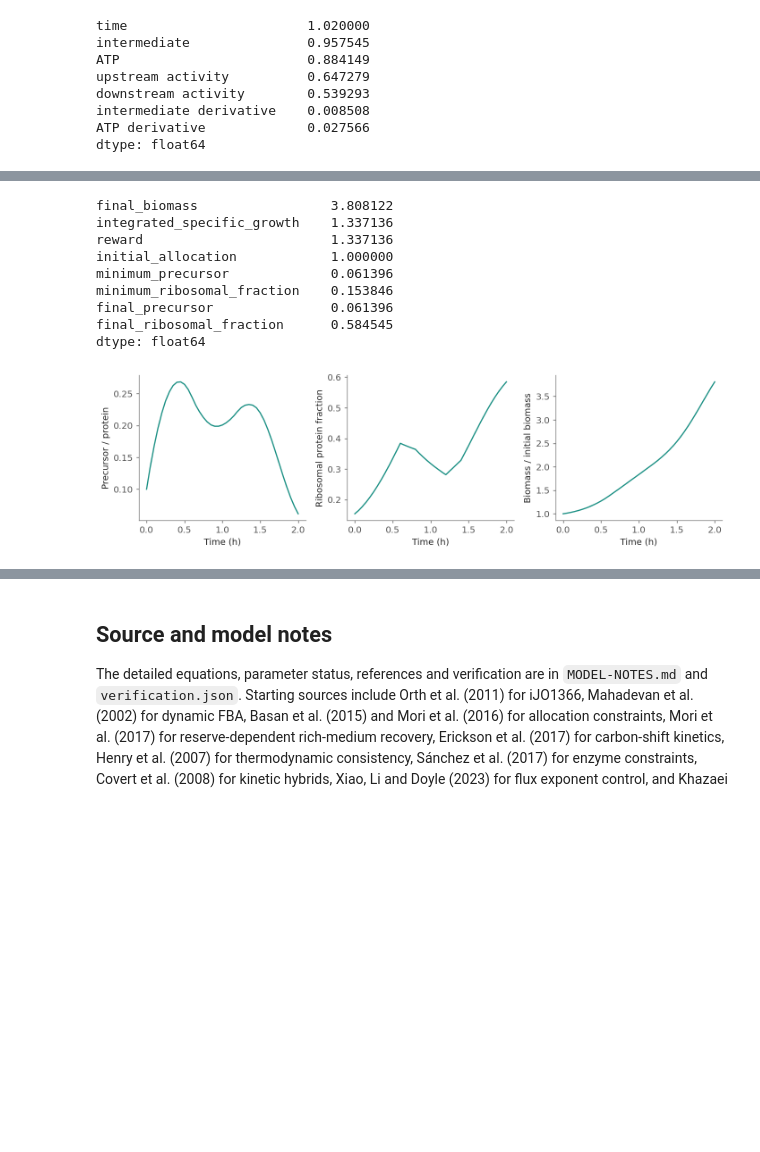
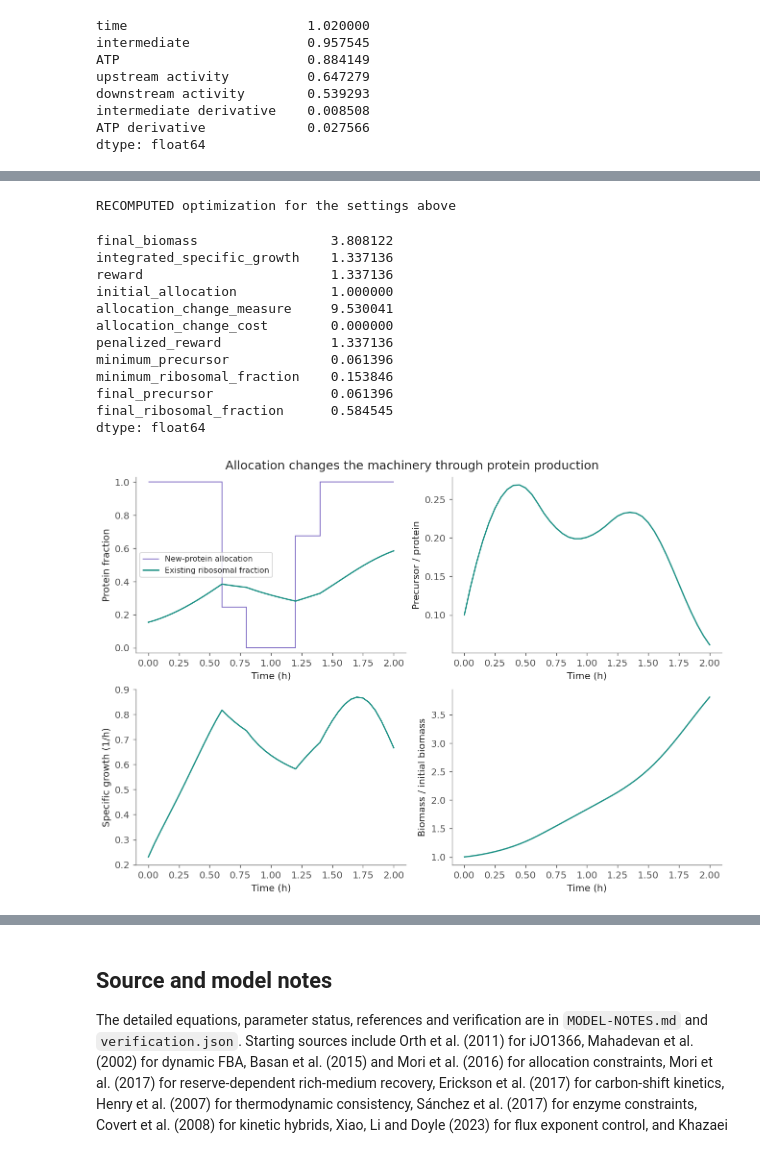
Before and after one commit to chemaoxfz/chemaoxfz.github.io, a Jupyter notebook: assets/ccbs/2026fall/demo-assets/lecture13/lecture13-live.ipynb, the cells around one changed output, grey strips where cells are left out. Cells and saved outputs as stored; diff of their text form; code cells hidden in the pictures; blank space fills up the shorter version.

```diff
--- a/assets/ccbs/2026fall/demo-assets/lecture13/lecture13-live.ipynb
+++ b/assets/ccbs/2026fall/demo-assets/lecture13/lecture13-live.ipynb
@@ -213,7 +257,7 @@ if exclude_turnover:
 view = view.head(12).sort_values('absolute_mass_g_gDW')
 fig, ax = plt.subplots(figsize=(8,4))
 ax.barh(view.id, 1000 * view.absolute_mass_g_gDW, color='#168b82')
-ax.set_xlabel('Consumed mass throughput (mg per g dry biomass)')
+ax.set_xlabel('Consumed mass throughput (mg per g new dry biomass)')
 ax.set_title('Molecular-weight ranking, with stated bookkeeping exclusions')
 fig.tight_layout()
 plt.show()
@@ -912,30 +1136,43 @@ A carbon shift changes $\alpha$. It does not instantly change the precursor or p
 # %%
-display(SVG(filename=str(HERE / 'figures/allocation-plant.svg')))
+display(figures.diagram('allocation-plant.svg'))
 horizon = 2.0
-before, after = .3, 1.2
-short_allocation = allocation_control.optimize(before,after,horizon=horizon)
-display(pd.Series(short_allocation['summary']))
-fig, axes = plt.subplots(1,3,figsize=(11,3.3))
+before, after = .3, 1.2  # swap these values for a downshift
+change_penalty = 0.0  # try 0.02 or 0.2 h to charge for allocation changes
+short_allocation = allocation_control.optimize(before,after,horizon=horizon,change_penalty=change_penalty)
+print('RECOMPUTED optimization for the settings above')
+display(pd.Series(short_allocation['summary']).round(6))
+fig, axes = plt.subplots(2,2,figsize=(10,7),layout='constrained')
 x = np.asarray(short_allocation['x'])
-axes[0].plot(short_allocation['t'],x[:,0])
-axes[1].plot(short_allocation['t'],x[:,1])
-axes[2].plot(short_allocation['t'],short_allocation['biomass'])
-for ax,label in zip(axes,['Precursor / protein','Ribosomal protein fraction','Biomass / initial biomass']):
+t = np.asarray(short_allocation['t'])
+edges = np.linspace(0,horizon,len(short_allocation['rho'])+1)
+axes[0,0].stairs(short_allocation['rho'],edges,label='New-protein allocation',color=figures.COLORS[1],baseline=None)
+axes[0,0].plot(t,x[:,1],label='Existing ribosomal fraction',color=figures.COLORS[0])
+axes[0,0].legend(fontsize=9)
+axes[0,0].set_ylim(-.03,1.03)
+axes[0,1].plot(t,x[:,0])
+axes[1,0].plot(t,short_allocation['growth'])
+axes[1,1].plot(t,short_allocation['biomass'])
+for ax,label in zip(axes.ravel(),['Protein fraction','Precursor / protein',
+                                'Specific growth (1/h)','Biomass / initial biomass']):
     ax.set(xlabel='Time (h)',ylabel=label)
-fig.tight_layout()
+fig.suptitle('Allocation changes the machinery through protein production',fontsize=14)
 plt.show()
 # %% [output]
 [drawing not drawn]
-final_biomass                 3.808122
-integrated_specific_growth    1.337136
-reward                        1.337136
-initial_allocation            1.000000
-minimum_precursor             0.061396
-minimum_ribosomal_fraction    0.153846
-final_precursor               0.061396
-final_ribosomal_fraction      0.584545
-dtype: float64
+RECOMPUTED optimization for the settings above
+final_biomass                 3.808122
+integrated_specific_growth    1.337136
+reward                        1.337136
+initial_allocation            1.000000
+allocation_change_measure     9.530041
+allocation_change_cost        0.000000
+penalized_reward              1.337136
+minimum_precursor             0.061396
+minimum_ribosomal_fraction    0.153846
+final_precursor               0.061396
+final_ribosomal_fraction      0.584545
+dtype: float64
-[figure, old version]
+[figure, new version]
 # %% [markdown]
 ### Compare horizons and the value assigned to future growth
 
```
Also changed, not shown: parts of 50 cells of this notebook, 3 other files.
